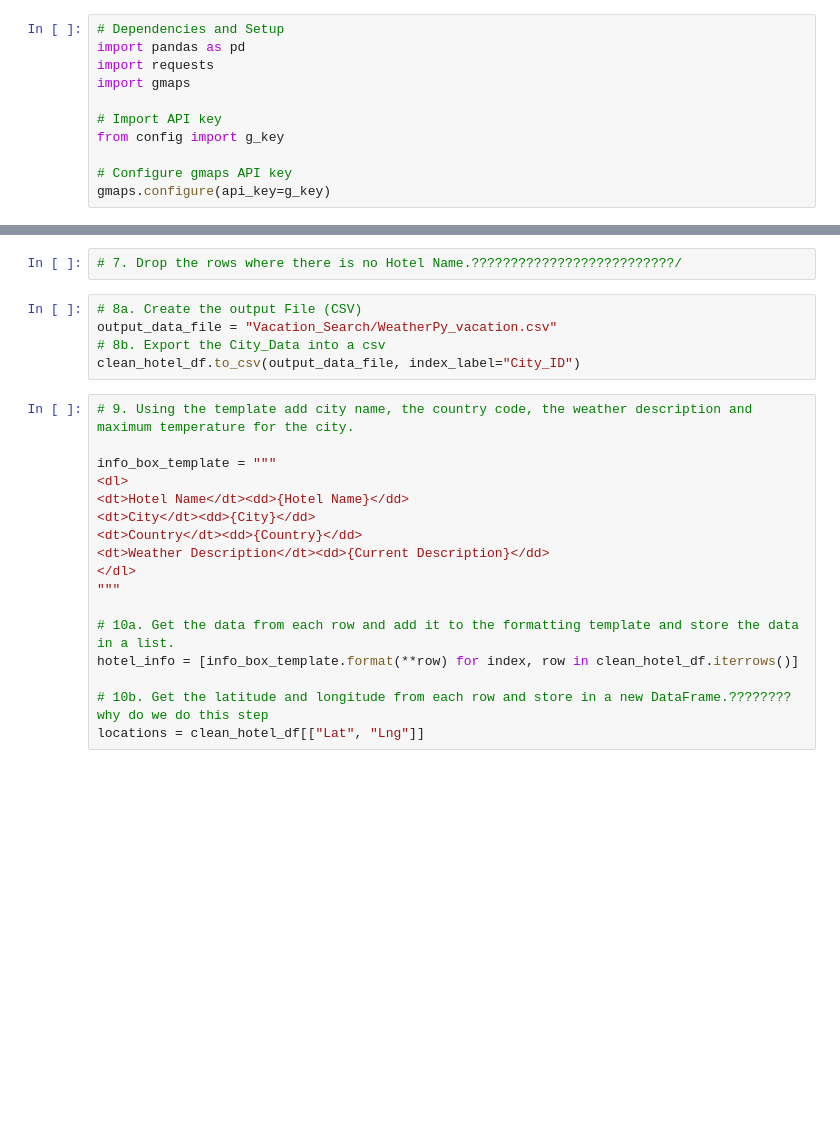
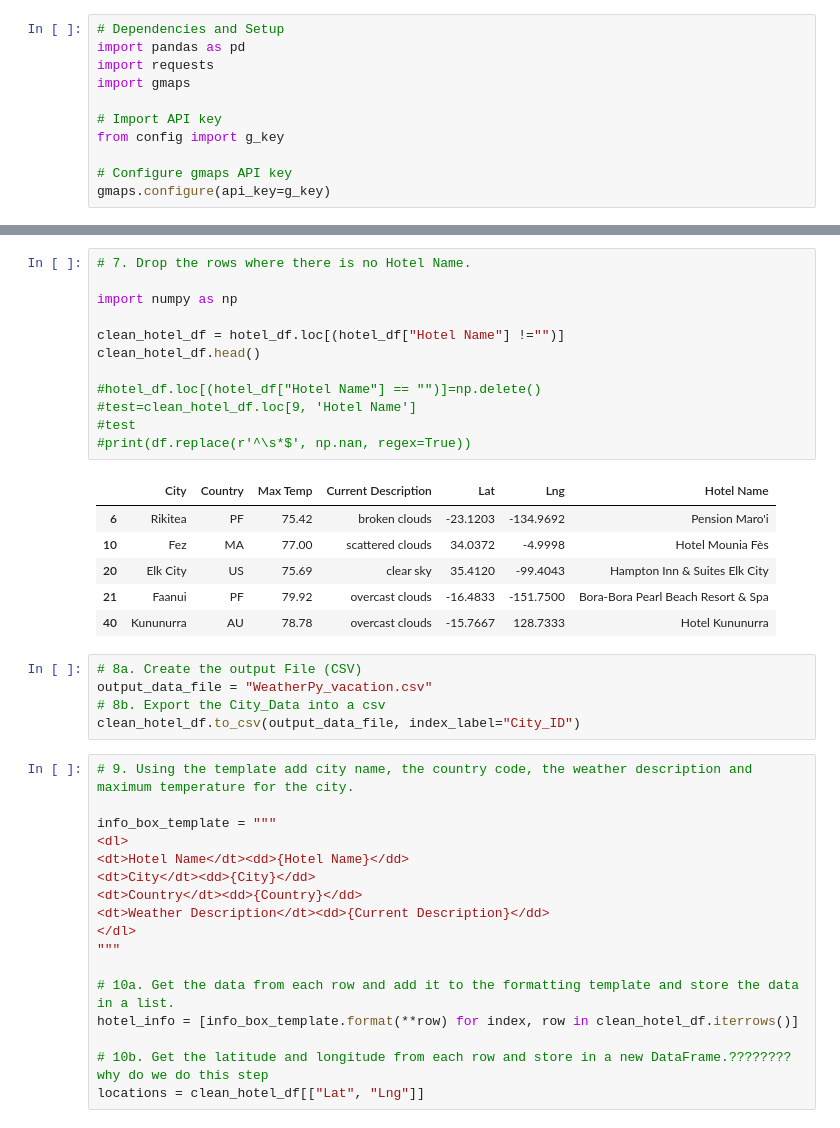
Before and after one commit to AyseH/World_Weather_Analysis, a Jupyter notebook: Vacation_Search/Vacation_Search.ipynb, the cells around one changed output, grey strips where cells are left out. Cells and saved outputs as stored; diff of their text form; blank space fills up the shorter version.

```diff
--- a/Vacation_Search/Vacation_Search.ipynb
+++ b/Vacation_Search/Vacation_Search.ipynb
@@ -71,8 +144,25 @@ hotel_df.head(10)
-# %%
-# 7. Drop the rows where there is no Hotel Name.??????????????????????????/
+# %%
+# 7. Drop the rows where there is no Hotel Name.
+
+import numpy as np
+
+clean_hotel_df = hotel_df.loc[(hotel_df["Hotel Name"] !="")]
+clean_hotel_df.head()
+
+#hotel_df.loc[(hotel_df["Hotel Name"] == "")]=np.delete()
+#test=clean_hotel_df.loc[9, 'Hotel Name']
+#test
+#print(df.replace(r'^\s*$', np.nan, regex=True))
+# %% [output]
+|  | City | Country | Max Temp | Current Description | Lat | Lng | Hotel Name |
+| 6 | Rikitea | PF | 75.42 | broken clouds | -23.1203 | -134.9692 | Pension Maro'i |
+| 10 | Fez | MA | 77.00 | scattered clouds | 34.0372 | -4.9998 | Hotel Mounia Fès |
+| 20 | Elk City | US | 75.69 | clear sky | 35.4120 | -99.4043 | Hampton Inn & Suites Elk City |
+| 21 | Faanui | PF | 79.92 | overcast clouds | -16.4833 | -151.7500 | Bora-Bora Pearl Beach Resort & Spa |
+| 40 | Kununurra | AU | 78.78 | overcast clouds | -15.7667 | 128.7333 | Hotel Kununurra |
 # %%
 # 8a. Create the output File (CSV)
-output_data_file = "Vacation_Search/WeatherPy_vacation.csv"
+output_data_file = "WeatherPy_vacation.csv"
 # 8b. Export the City_Data into a csv
 clean_hotel_df.to_csv(output_data_file, index_label="City_ID")
 # %%
```
Also changed, not shown: parts of 8 cells of this notebook, 5 other files.
